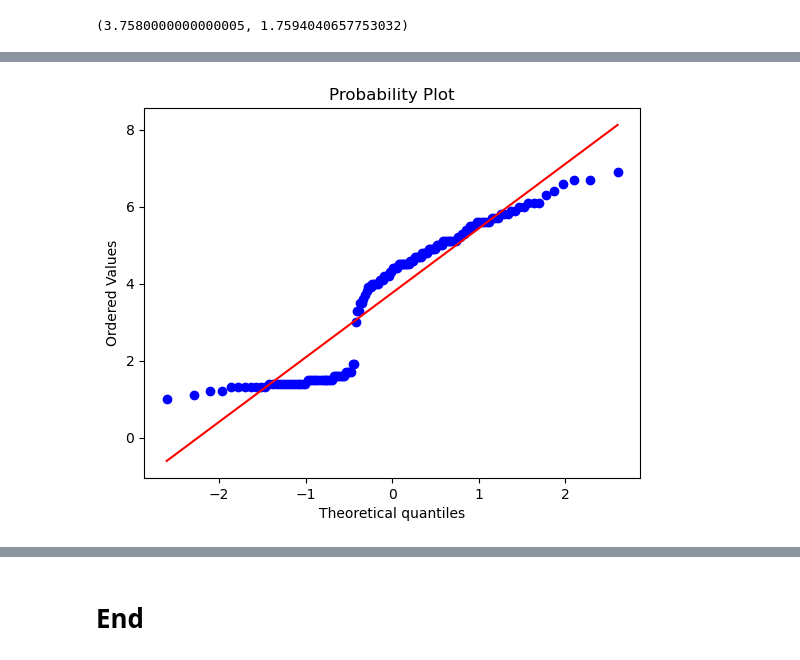
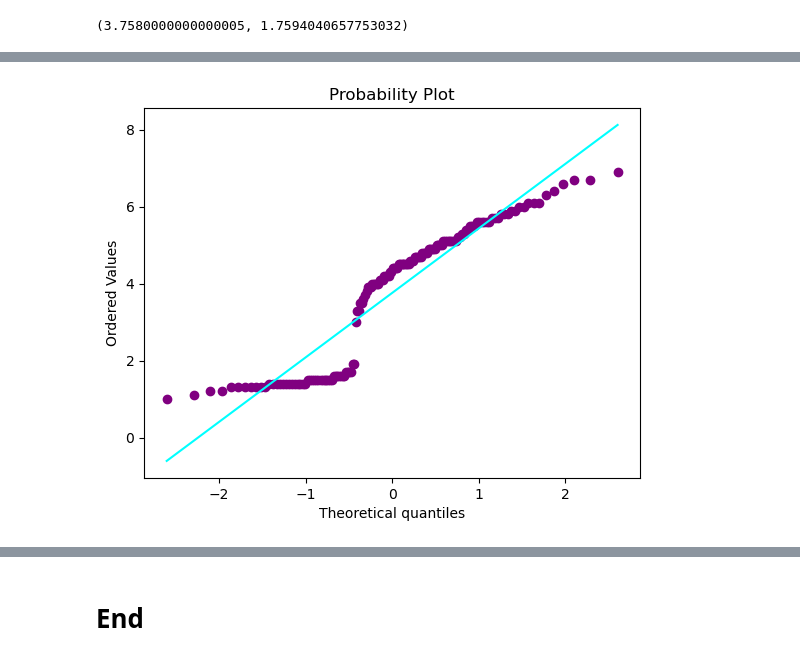
Before and after one commit to irenecelebrin/applied-statistics, a Jupyter notebook: problems.ipynb, the cells around one changed output, grey strips where cells are left out. Saved outputs shown, nothing was run; the diff lists cells and outputs as text; code cells hidden in the pictures.

```diff
--- a/problems.ipynb
+++ b/problems.ipynb
@@ -116,4 +116,11 @@ plt.show()
 # %%
-test1 = stats.probplot(iris_petal_length, dist="norm", plot=plt)
+# Create a Q-Q plot to assess normality https://docs.scipy.org/doc/scipy/reference/generated/scipy.stats.probplot.html
+prob1 = stats.probplot(iris_petal_length, dist="norm", plot=plt)
+
+# uniform colors to the histogram and the reference line
+plt.gca().get_lines()[0].set_color('purple')  # Dots
+plt.gca().get_lines()[1].set_color('cyan')    # Reference line
+
+plt.show()
 # %% [output]
-[figure, old version]
+[figure, new version]
```
Also changed, not shown: parts of 20 cells of this notebook.
